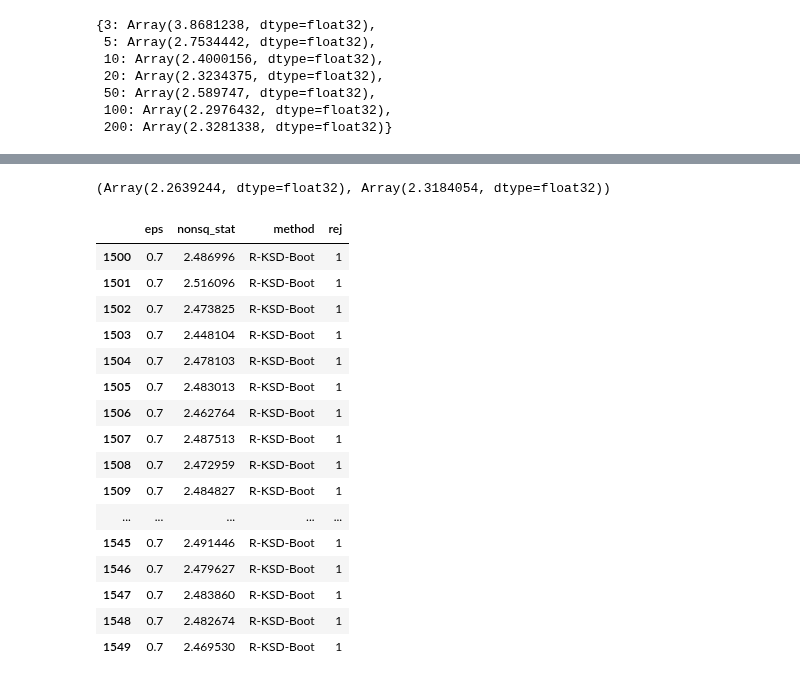
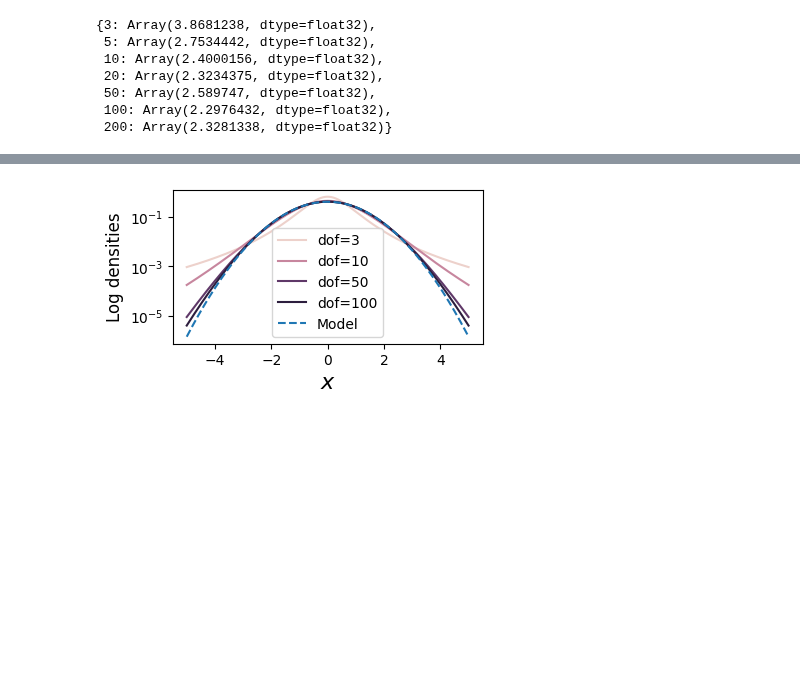
Before and after one commit to XingLLiu/robust-kernel-test, a Jupyter notebook: notebooks/tail.ipynb, the cells around one changed output, grey strips where cells are left out. Drawn from its saved outputs; the diff is of its cells as text; code cells hidden in the pictures; blank space fills up the shorter version.

```diff
--- a/notebooks/tail.ipynb
+++ b/notebooks/tail.ipynb
@@ -275,24 +110,0 @@ plt.savefig("../figs/robust/rbm.pdf", bbox_extra_artists=(lgd,), bbox_inches="ti
-# %%
-eps0 * tau[0.7]**0.5, eps0 * tau[0.8]**0.5
-# %% [output]
-(Array(2.2639244, dtype=float32), Array(2.3184054, dtype=float32))
-# %%
-plot_df.loc[(plot_df.eps == 0.7) & (plot_df.method == "R-KSD-Boot")]
-# %% [output]
-|  | eps | nonsq_stat | method | rej |
-| 1500 | 0.7 | 2.486996 | R-KSD-Boot | 1 |
-| 1501 | 0.7 | 2.516096 | R-KSD-Boot | 1 |
-| 1502 | 0.7 | 2.473825 | R-KSD-Boot | 1 |
-| 1503 | 0.7 | 2.448104 | R-KSD-Boot | 1 |
-| 1504 | 0.7 | 2.478103 | R-KSD-Boot | 1 |
-| 1505 | 0.7 | 2.483013 | R-KSD-Boot | 1 |
-| 1506 | 0.7 | 2.462764 | R-KSD-Boot | 1 |
-| 1507 | 0.7 | 2.487513 | R-KSD-Boot | 1 |
-| 1508 | 0.7 | 2.472959 | R-KSD-Boot | 1 |
-| 1509 | 0.7 | 2.484827 | R-KSD-Boot | 1 |
-| ... | ... | ... | ... | ... |
-| 1545 | 0.7 | 2.491446 | R-KSD-Boot | 1 |
-| 1546 | 0.7 | 2.479627 | R-KSD-Boot | 1 |
-| 1547 | 0.7 | 2.483860 | R-KSD-Boot | 1 |
-| 1548 | 0.7 | 2.482674 | R-KSD-Boot | 1 |
-| 1549 | 0.7 | 2.469530 | R-KSD-Boot | 1 |
@@ -301,0 +111,26 @@ score_res = pickle.load(open(f"../data/rbm/score_res_n{n}_seed2024.pkl", "rb"))
+# %%
+# show model and data densities
+
+x_plot = jnp.linspace(-5., 5., 1001)
+model_pdf = jax.scipy.stats.norm.pdf(x_plot)
+
+den_df = {"x": [], "den": [], "dof": []}
+for dof in [3, 10, 50, 100]:
+    data_pdf = exp_tail.t_pdf_multivariate(x_plot.reshape((-1, 1)), df=dof).tolist()
+    den_df["x"].extend(x_plot.tolist())
+    den_df["den"].extend(data_pdf)
+    den_df["dof"].extend([dof] * len(x_plot))
+den_df = pd.DataFrame(den_df)
+# %%
+_, ax = plt.subplots(figsize=(4, 2))
+
+# g1 = sns.lineplot(ax=ax, data=den_df, x="x", y="den", hue="dof", legend="full")
+g1 = sns.lineplot(ax=ax, data=den_df, x="x", y="den", hue=np.log(den_df.dof), legend="full")
+g2 = ax.plot(x_plot, model_pdf, color="C0", linestyle="--", label="Model")
+ax.set_xlabel(r"$x$", fontsize=16)
+ax.set_ylabel("Log densities", fontsize=12)
+ax.set_yscale("log")
+ax.legend(handles=g1.get_legend().legend_handles + g2, labels=[f"dof={r}" for r in den_df.dof.unique().tolist()] + ["Model"])
+# plt.savefig("../figs/robust/tail_den.pdf", bbox_inches="tight")
+# %% [output]
+[figure, added]
```
Also changed, not shown: parts of 20 cells of this notebook, 6 other files.
